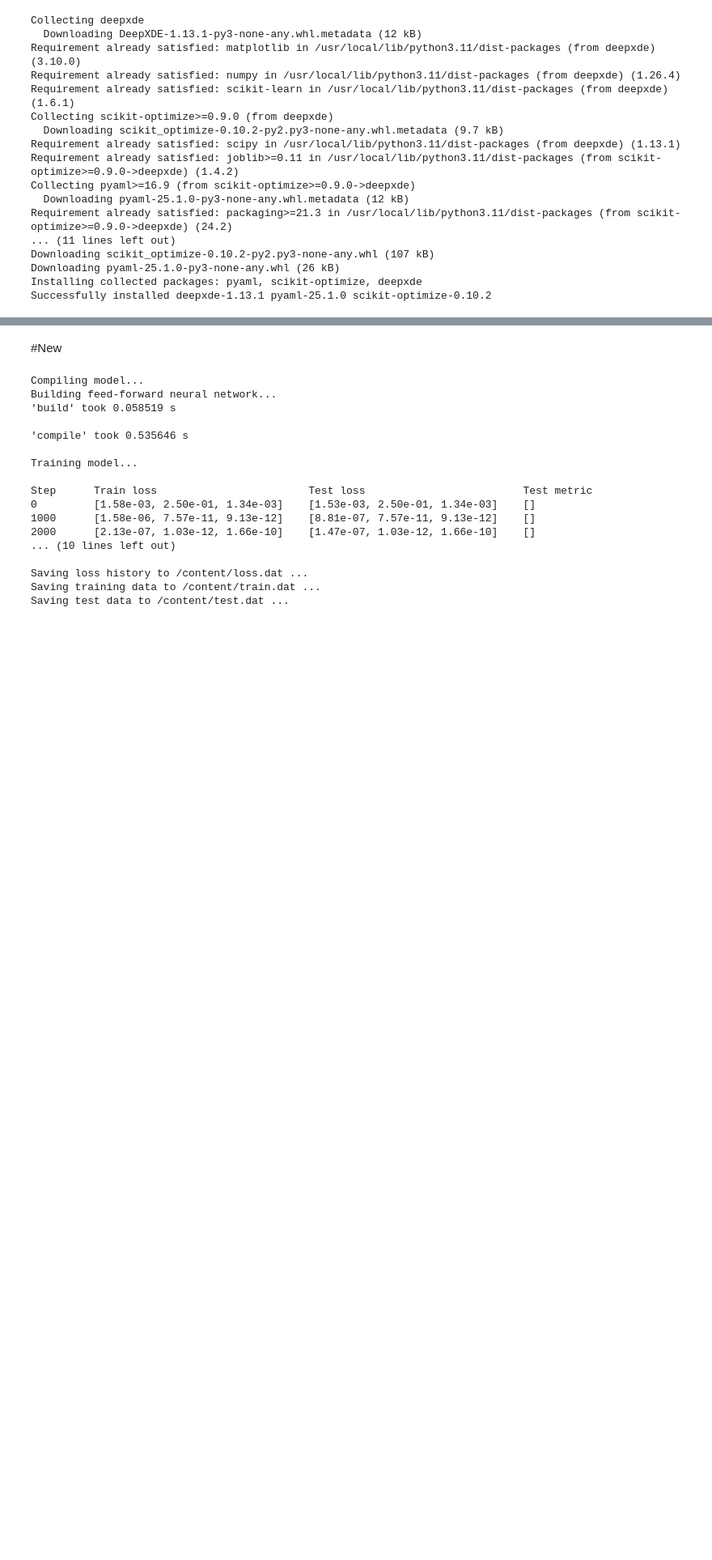
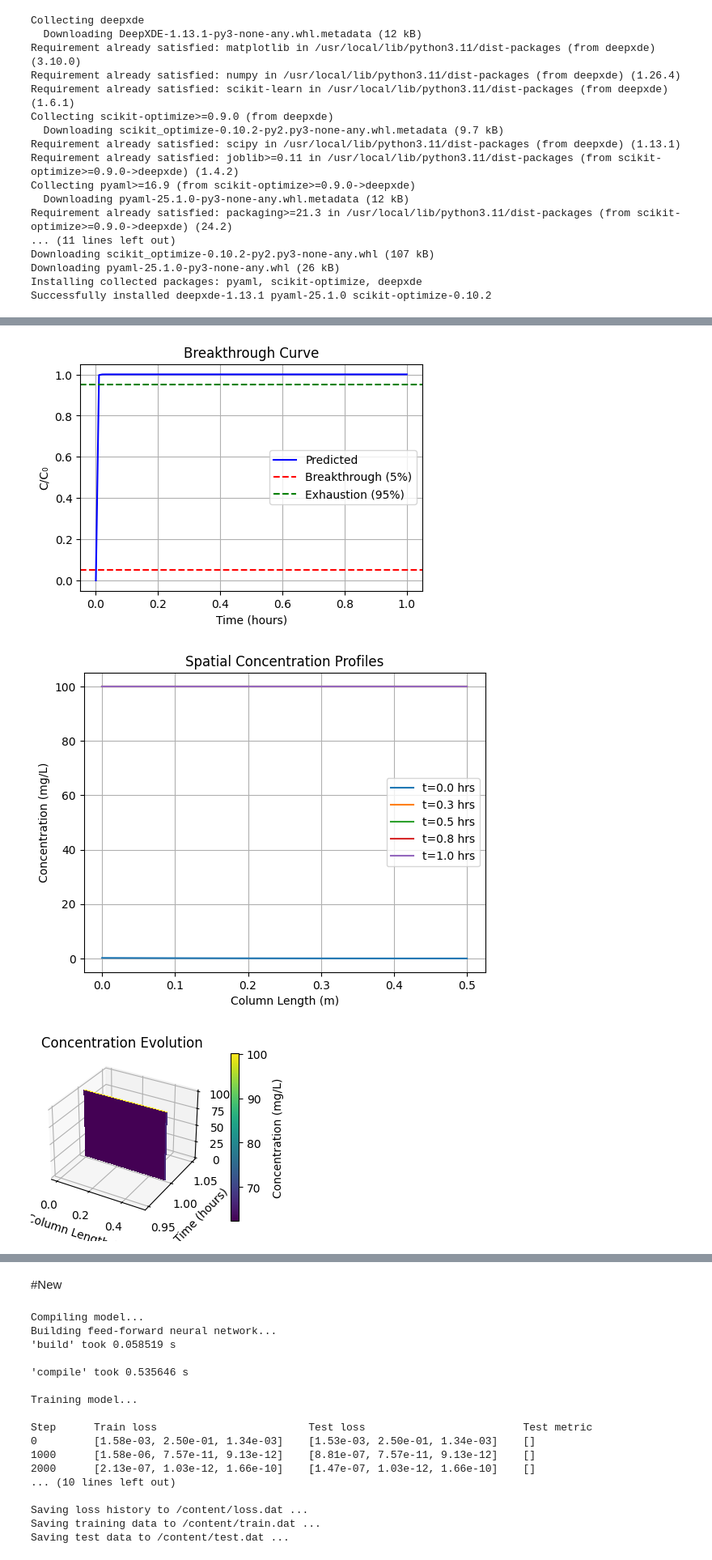
Before and after one commit to sushirito/Molecular-Dynamics, a Jupyter notebook: 2D_Pore_Reaction.ipynb, the cells around one changed output, grey strips where cells are left out. Shown at 81% size. Drawn from its saved outputs; the diff is of its cells as text; code cells hidden in the pictures; blank space fills up the shorter version.

```diff
--- a/2D_Pore_Reaction.ipynb
+++ b/2D_Pore_Reaction.ipynb
@@ -453,0 +274,77 @@ AttributeError: module 'deepxde.geometry' has no attribute 'CSG'
+# %%
+# Generate prediction grid
+x = np.linspace(0, L, 100)
+t = np.linspace(0, T, 100)
+X, T_grid = np.meshgrid(x, t)
+grid = np.vstack((X.flatten(), T_grid.flatten())).T
+C_pred = model.predict(grid).reshape(X.shape)
+
+# Breakthrough curve at column outlet
+outlet_idx = np.argmin(np.abs(x - L))  # Find outlet position
+breakthrough_curve = C_pred[:, outlet_idx]
+
+# Calculate performance metrics
+C_normalized = breakthrough_curve / C0
+t_array = t / 3600  # Convert to hours
+
+# Find breakthrough and exhaustion times
+t_b = t[np.argmax(C_normalized >= 0.05)] / 3600
+t_e = t[np.argmax(C_normalized >= 0.95)] / 3600
+
+# Calculate dynamic adsorption capacity
+Q = v * np.pi*(0.1)**2 * 3600  # Flow rate [m³/hr], assuming 10cm column radius
+m_carbon = rho_b * np.pi*(0.1)**2 * L  # Carbon mass [kg]
+q_dynamic = (Q/m_carbon) * trapz(C0 - breakthrough_curve, t)
+
+# Visualization
+plt.figure(figsize=(12, 8))
+
+# Breakthrough curve plot
+plt.subplot(2, 2, 1)
+plt.plot(t_array, C_normalized, 'b-', label='Predicted')
+plt.axhline(0.05, color='r', linestyle='--', label='Breakthrough (5%)')
+plt.axhline(0.95, color='g', linestyle='--', label='Exhaustion (95%)')
+plt.xlabel('Time (hours)')
+plt.ylabel('C/C₀')
+plt.title('Breakthrough Curve')
+plt.legend()
+plt.grid(True)
+
+# Generate corrected time indices
+num_time_points = C_pred.shape[0]  # Number of time points in C_pred
+time_indices = [0, num_time_points // 4, num_time_points // 2, 3 * num_time_points // 4, num_time_points - 1]
+
+# Plot spatial concentration profiles
+plt.figure()
+for ti in time_indices:
+    plt.plot(x, C_pred[ti, :], label=f't={t[ti] / 3600:.1f} hrs')  # Convert seconds to hours
+plt.xlabel('Column Length (m)')
+plt.ylabel('Concentration (mg/L)')
+plt.title('Spatial Concentration Profiles')
+plt.legend()
+plt.grid(True)
+plt.show()
+
+
+# 3D surface plot
+plt.subplot(2, 2, (3,4), projection='3d')
+surf = plt.gca().plot_surface(X, T/3600, C_pred, cmap='viridis',
+                            linewidth=0, antialiased=False)
+plt.xlabel('Column Length (m)')
+plt.ylabel('Time (hours)')
+plt.title('Concentration Evolution')
+plt.colorbar(surf, label='Concentration (mg/L)')
+
+plt.tight_layout()
+plt.show()
+
+# Print performance metrics
+print(f"\nPerformance Metrics:")
+print(f"Breakthrough time (t_b): {t_b:.2f} hours")
+print(f"Exhaustion time (t_e): {t_e:.2f} hours")
+print(f"Dynamic adsorption capacity: {q_dynamic:.2f} mg/g")
+print(f"Utilization efficiency: {(q_dynamic/q_max)*100:.1f}%")
+# %% [output]
+[figure, added]
+[figure, added]
+[figure, added]
```
Also changed, not shown: parts of 11 cells of this notebook.
